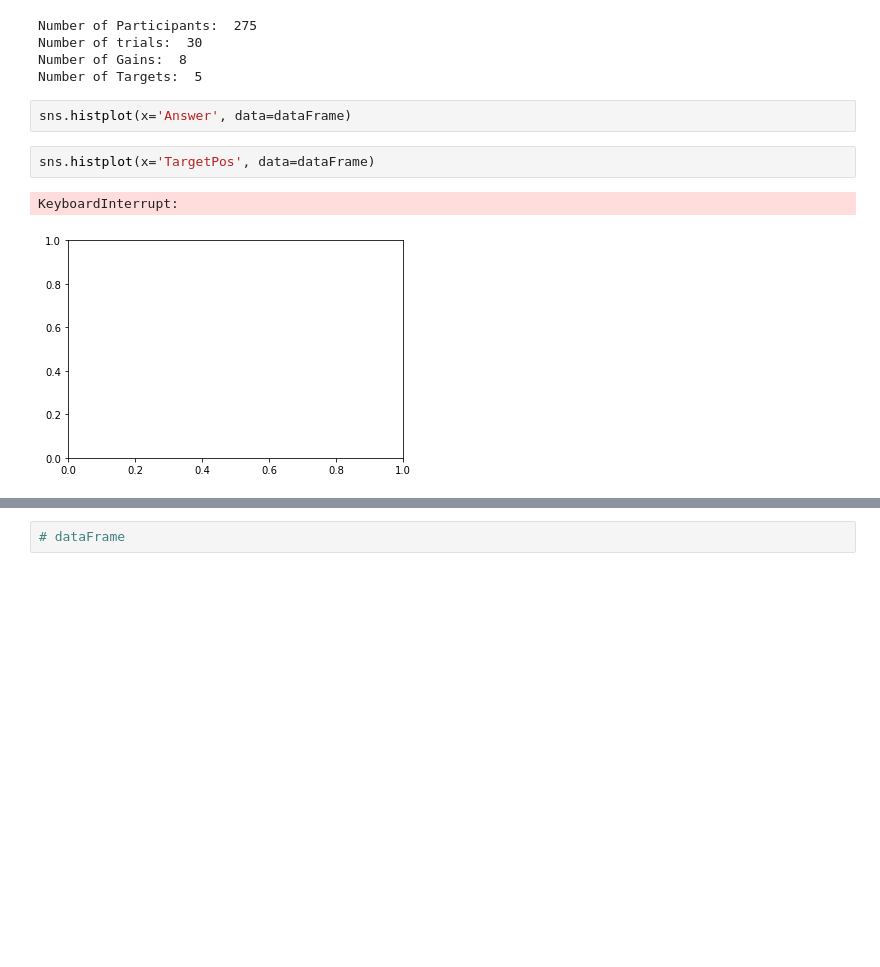
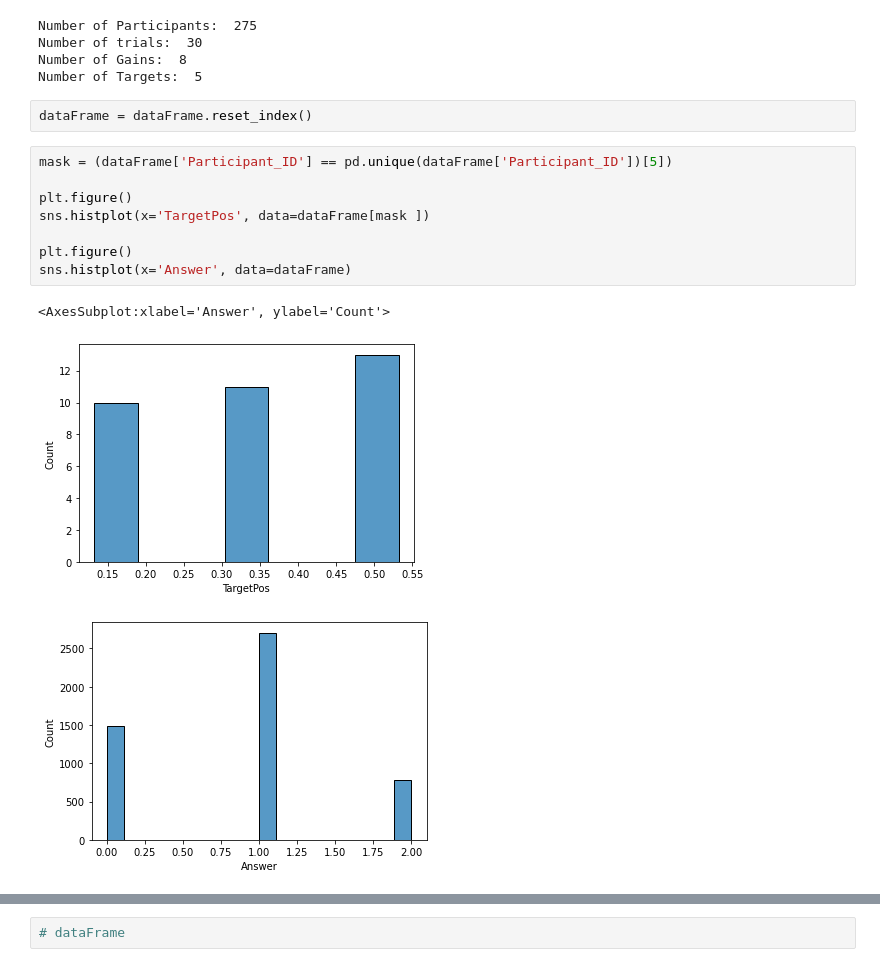
Before and after one commit to DiarKarim/Visual-Proprioceptive, a Jupyter notebook: VisualProprioceptive_Analysis/VP_Analaysis_v4_Individual_Targets.ipynb, the cells around one changed output, grey strips where cells are left out. Drawn from its saved outputs; the diff is of its cells as text; blank space fills up the shorter version.

```diff
--- a/VisualProprioceptive_Analysis/VP_Analaysis_v4_Individual_Targets.ipynb
+++ b/VisualProprioceptive_Analysis/VP_Analaysis_v4_Individual_Targets.ipynb
@@ -162,13 +192,20 @@ Number of Participants:  275
 Number of trials:  30
 Number of Gains:  8
 Number of Targets:  5
-# %%
-sns.histplot(x='Answer', data=dataFrame)
-# %%
-sns.histplot(x='TargetPos', data=dataFrame)
-# %% [output]
-KeyboardInterrupt:
-[figure, removed]
+# %%
+dataFrame = dataFrame.reset_index()
+# %%
+mask = (dataFrame['Participant_ID'] == pd.unique(dataFrame['Participant_ID'])[5])
+
+plt.figure()
+sns.histplot(x='TargetPos', data=dataFrame[mask ])
+
+plt.figure()
+sns.histplot(x='Answer', data=dataFrame)
+# %% [output]
+<AxesSubplot:xlabel='Answer', ylabel='Count'>
+[figure, added]
+[figure, added]
 # %%
 # Only consider three target position (Data seems to include the starting position as well)
 
```
Also changed, not shown: parts of 16 cells of this notebook, 1 other file.
